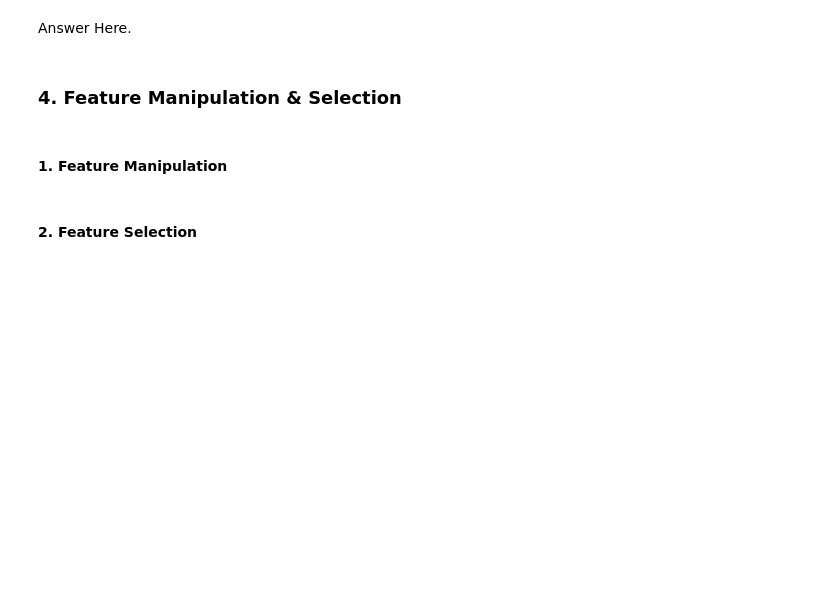
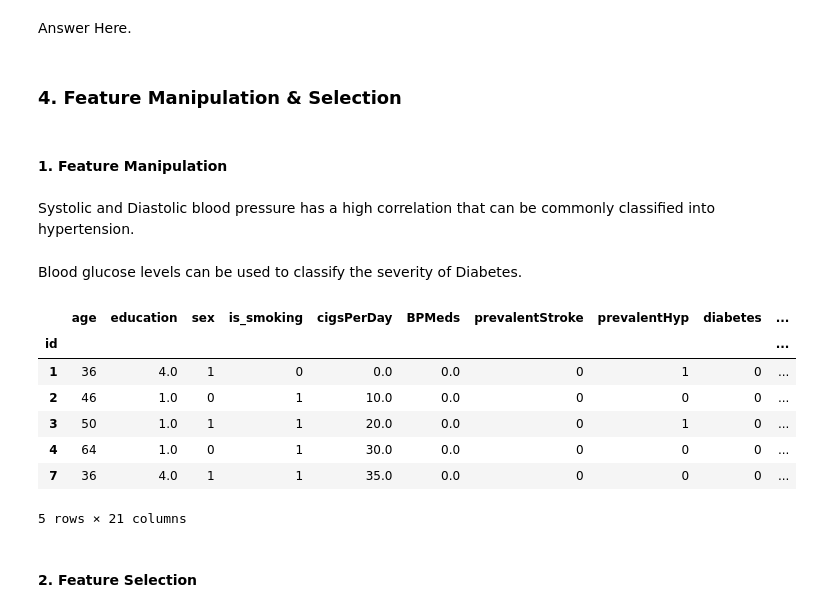
Before and after one commit to ritik1804k/Supervised-ML---Classification-Capstone-Project, a Jupyter notebook: Supervised_ML_Classification_Capstone_Project_.ipynb, the cells around one changed output. Drawn from its saved outputs; the diff is of its cells as text; code cells hidden in the pictures; blank space fills up the shorter version.

```diff
--- a/Supervised_ML_Classification_Capstone_Project_.ipynb
+++ b/Supervised_ML_Classification_Capstone_Project_.ipynb
@@ -996,8 +1073,56 @@ Answer Here.
 ### 4. Feature Manipulation & Selection
 # %% [markdown]
 #### 1. Feature Manipulation
+# %%
+# create copy of CHD_data
+new_df=df.copy()
+# %% [markdown]
+Systolic and Diastolic blood pressure has a high correlation that can be commonly classified into hypertension.
+# %%
+# creating blood pressure function
+def blood_presure_classification(SysBP, DiaBP):
+  if (SysBP < 90) or (DiaBP < 60):
+    return 0 # 'Hypotension'
+  if (SysBP < 120) and (DiaBP < 80):
+    return 1 # 'Optimal'
+  if (SysBP < 130) or (DiaBP < 86):
+    return 2 # 'Normal'
+  if (SysBP < 140) or (DiaBP < 90):
+    return 3 # 'PreHypertensive'
+  if (SysBP > 140) and (DiaBP < 90):
+    return 4 # 'IsolatedSystolicHypertension'
+  if (SysBP < 160) or (DiaBP < 100):
+    return 5 # 'GradeI'
+  if (SysBP < 180) or (DiaBP < 110):
+    return 6 # 'GradeII'
+  return 7 # 'GradeIII'
+# %% [markdown]
+Blood glucose levels can be used to classify the severity of Diabetes.
+# %%
+def diabetes_grade(glucose):
+  if glucose < 100:
+    return 1 # 'Normal'
+  if glucose < 125:
+    return 2 # 'Prediabetic'
+  if glucose < 200:
+    return 3 # 'Mild'
+  if glucose < 400:
+    return 4 # 'Moderate'
+  return 5 # 'Severe'
 # %%
 # Manipulate Features to minimize feature correlation and create new features
+new_df['Hypertension'] = df.apply(lambda x: blood_presure_classification(x['sysBP'],x['diaBP']),axis=1)
+new_df['Diabetes'] = df['glucose'].apply(lambda x: diabetes_grade(x))
+new_df.head()
+# %% [output]
+|  | age | education | sex | is_smoking | cigsPerDay | BPMeds | prevalentStroke | prevalentHyp | diabetes | ... |
+| id |  |  |  |  |  |  |  |  |  | ... |
+| 1 | 36 | 4.0 | 1 | 0 | 0.0 | 0.0 | 0 | 1 | 0 | ... |
+| 2 | 46 | 1.0 | 0 | 1 | 10.0 | 0.0 | 0 | 0 | 0 | ... |
+| 3 | 50 | 1.0 | 1 | 1 | 20.0 | 0.0 | 0 | 1 | 0 | ... |
+| 4 | 64 | 1.0 | 0 | 1 | 30.0 | 0.0 | 0 | 0 | 0 | ... |
+| 7 | 36 | 4.0 | 1 | 1 | 35.0 | 0.0 | 0 | 0 | 0 | ... |
+5 rows × 21 columns
 # %% [markdown]
 #### 2. Feature Selection
 # %%
```
Also changed, not shown: parts of 23 cells of this notebook.
